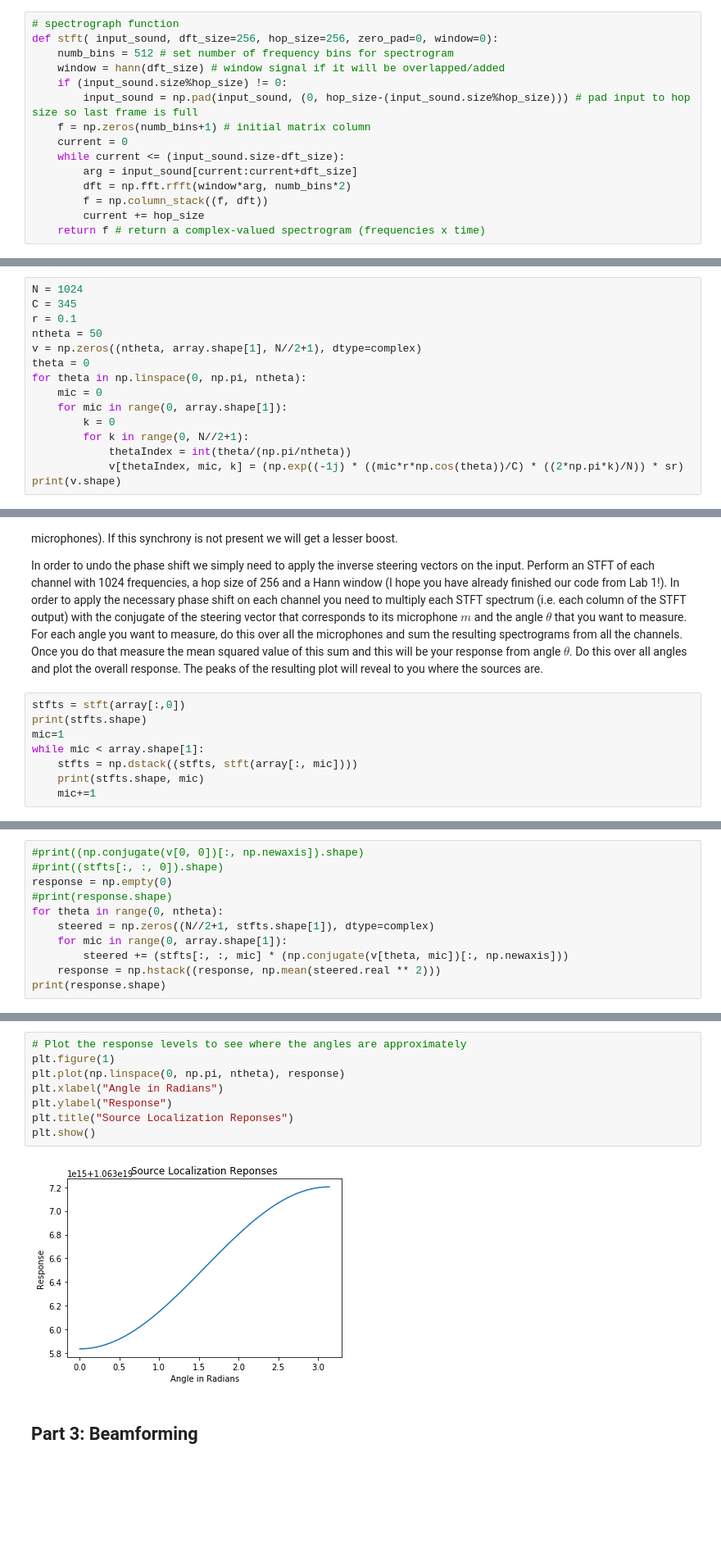
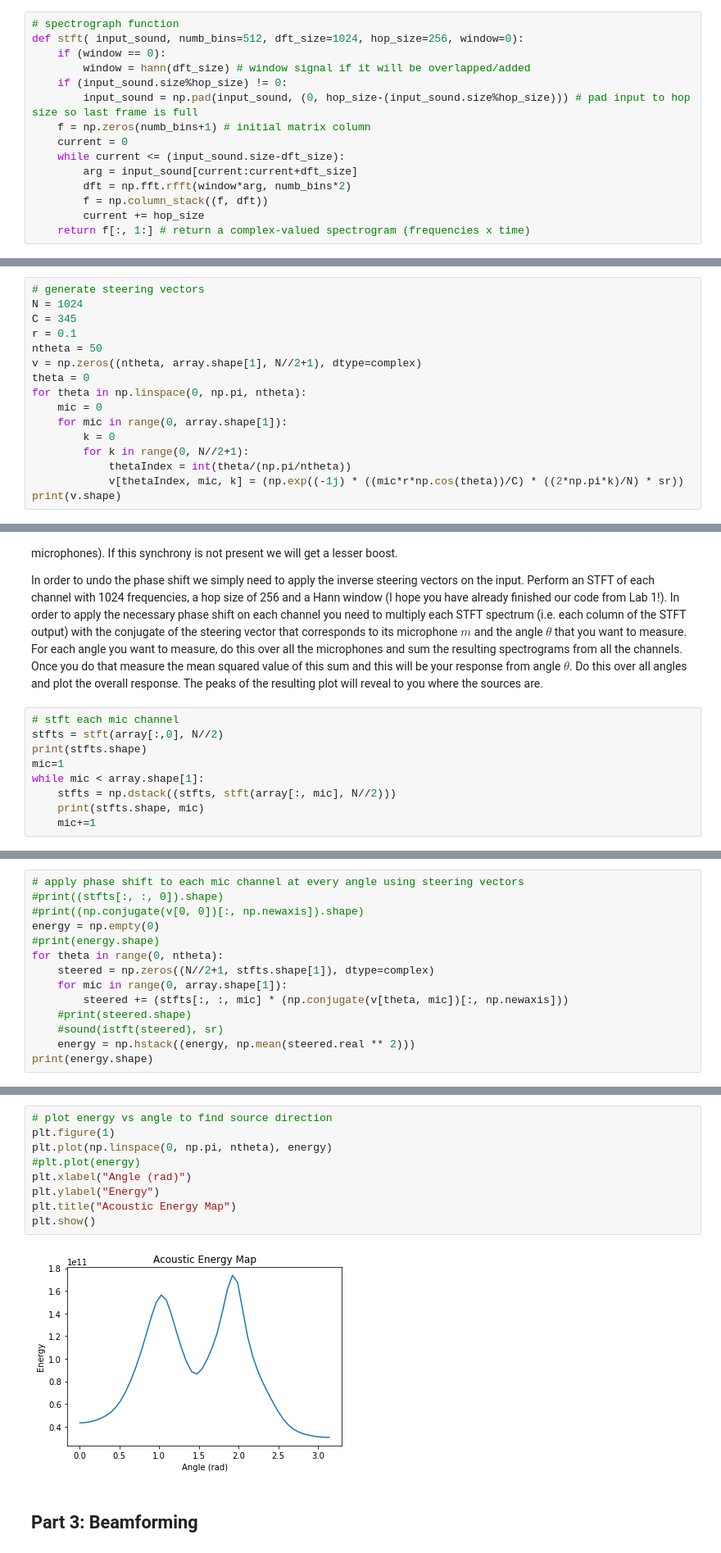
Before and after one commit to thomas-gibbons/cs498, a Jupyter notebook: 5lab/Lab_5.ipynb, the cells around one changed output, grey strips where cells are left out. Shown at 82% size. Drawn from its saved outputs; the diff is of its cells as text; blank space fills up the shorter version.

```diff
--- a/5lab/Lab_5.ipynb
+++ b/5lab/Lab_5.ipynb
@@ -37,8 +26,8 @@ def stereo( x, y, rate=8000, label=''):
 # %%
 # spectrograph function
-def stft( input_sound, dft_size=256, hop_size=256, zero_pad=0, window=0):
-    numb_bins = 512 # set number of frequency bins for spectrogram
-    window = hann(dft_size) # window signal if it will be overlapped/added
+def stft( input_sound, numb_bins=512, dft_size=1024, hop_size=256, window=0):
+    if (window == 0):
+        window = hann(dft_size) # window signal if it will be overlapped/added
     if (input_sound.size%hop_size) != 0:
         input_sound = np.pad(input_sound, (0, hop_size-(input_sound.size%hop_size))) # pad input to hop size so last frame is full
     f = np.zeros(numb_bins+1) # initial matrix column
@@ -48,6 +37,6 @@ def stft( input_sound, dft_size=256, hop_size=256, zero_pad=0, window=0):
         dft = np.fft.rfft(window*arg, numb_bins*2)
         f = np.column_stack((f, dft))
         current += hop_size
-    return f # return a complex-valued spectrogram (frequencies x time)
+    return f[:, 1:] # return a complex-valued spectrogram (frequencies x time)
 # %%
 # inverse spectrograph function
@@ -98,6 +88,7 @@ $$v(\theta,m,k)=e^{-j\frac{(m-1)\cdot r \cdot cos(\theta)}{C} \frac{2\pi \cdot k
 
 where $N$ is the size of the DFT and $k$ is a frequency index, $R$ is the sample rate, $C$ the speed of sound (use 345 m/s), $r$ is the distance between the mics, $m$ is the mic index (1 to 8 in this case) and $\theta$ is the angle to check. Start by computing this with a simple triple loop, and later on revisit it and see if you can think of a simpler way to generate $v$.
 # %%
+# generate steering vectors
 N = 1024
 C = 345
 r = 0.1
@@ -110,7 +101,7 @@ for theta in np.linspace(0, np.pi, ntheta):
         k = 0
         for k in range(0, N//2+1):
             thetaIndex = int(theta/(np.pi/ntheta))
-            v[thetaIndex, mic, k] = (np.exp((-1j) * ((mic*r*np.cos(theta))/C) * ((2*np.pi*k)/N)) * sr)
+            v[thetaIndex, mic, k] = (np.exp((-1j) * ((mic*r*np.cos(theta))/C) * ((2*np.pi*k)/N) * sr))
 print(v.shape)
 # %% [output]
 (50, 8, 513)
@@ -121,11 +112,12 @@ Now that we have the steering vectors we can perform some localization. In order
 
 In order to undo the phase shift we simply need to apply the inverse steering vectors on the input. Perform an STFT of each channel with 1024 frequencies, a hop size of 256 and a Hann window (I hope you have already finished our code from Lab 1!). In order to apply the necessary phase shift on each channel you need to multiply each STFT spectrum (i.e. each column of the STFT output) with the conjugate of the steering vector that corresponds to its microphone $m$ and the angle $\theta$ that you want to measure. For each angle you want to measure, do this over all the microphones and sum the resulting spectrograms from all the channels. Once you do that measure the mean squared value of this sum and this will be your response from angle $\theta$. Do this over all angles and plot the overall response. The peaks of the resulting plot will reveal to you where the sources are.
 # %%
-stfts = stft(array[:,0])
+# stft each mic channel
+stfts = stft(array[:,0], N//2)
 print(stfts.shape)
 mic=1
 while mic < array.shape[1]:
-    stfts = np.dstack((stfts, stft(array[:, mic])))
+    stfts = np.dstack((stfts, stft(array[:, mic], N//2)))
     print(stfts.shape, mic)
     mic+=1
 # %% [output]
@@ -140,12 +132,15 @@ while mic < array.shape[1]:
 # %%
+# apply phase shift to each mic channel at every angle using steering vectors
+#print((stfts[:, :, 0]).shape)
 #print((np.conjugate(v[0, 0])[:, np.newaxis]).shape)
-#print((stfts[:, :, 0]).shape)
-response = np.empty(0)
-#print(response.shape)
+energy = np.empty(0)
+#print(energy.shape)
 for theta in range(0, ntheta):
     steered = np.zeros((N//2+1, stfts.shape[1]), dtype=complex)
     for mic in range(0, array.shape[1]):
         steered += (stfts[:, :, mic] * (np.conjugate(v[theta, mic])[:, np.newaxis]))
-    response = np.hstack((response, np.mean(steered.real ** 2)))
-print(response.shape)
+    #print(steered.shape)
+    #sound(istft(steered), sr)
+    energy = np.hstack((energy, np.mean(steered.real ** 2)))
+print(energy.shape)
 # %% [output]
@@ -153,14 +147,15 @@ print(response.shape)
 (50,)
 # %%
-# Plot the response levels to see where the angles are approximately
+# plot energy vs angle to find source direction
 plt.figure(1)
-plt.plot(np.linspace(0, np.pi, ntheta), response)
-plt.xlabel("Angle in Radians")
-plt.ylabel("Response")
-plt.title("Source Localization Reponses")
+plt.plot(np.linspace(0, np.pi, ntheta), energy)
+#plt.plot(energy)
+plt.xlabel("Angle (rad)")
+plt.ylabel("Energy")
+plt.title("Acoustic Energy Map")
 plt.show()
 # %% [output]
-[figure, old version]
+[figure, new version]
 # %% [markdown]
 ## Part 3: Beamforming
 # %% [markdown]
```
Also changed, not shown: parts of 7 cells of this notebook.
